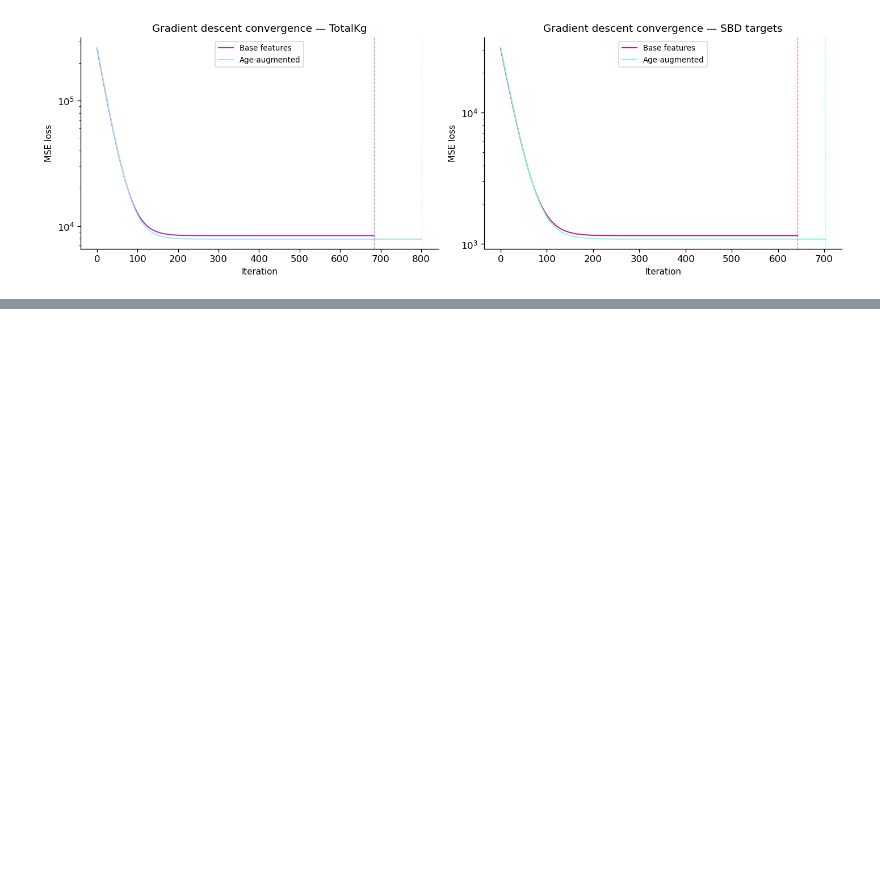
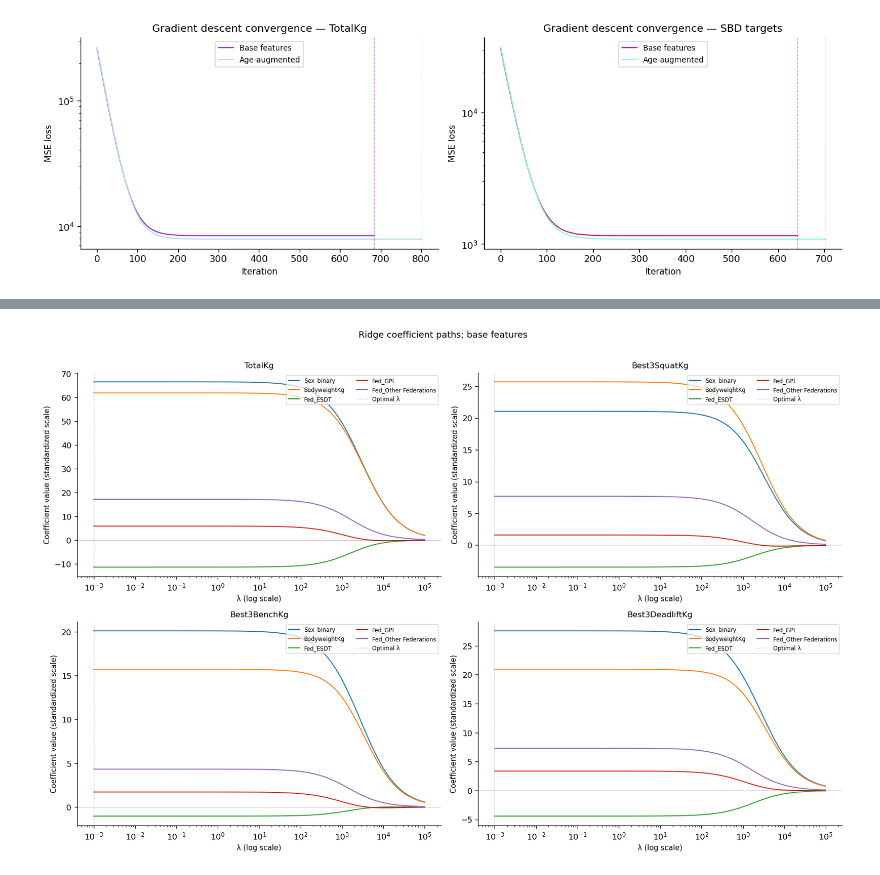
Before and after one commit to kostasrigatos/Greek-powerlifting-ML, a Jupyter notebook: greek_powerlifting_analysis.ipynb, the cells around one changed output, grey strips where cells are left out. Saved outputs shown, nothing was run; the diff lists cells and outputs as text; code cells hidden in the pictures; blank space fills up the shorter version.

Commit message:
Phase 3: OLS, gradient descent, Ridge and Lasso from scratch

```diff
--- a/greek_powerlifting_analysis.ipynb
+++ b/greek_powerlifting_analysis.ipynb
@@ -2048,14 +2048,18 @@ ols_rmse_age_sbd        = rmse_per_target(Y_te_age_sbd,  Y_pred_ols_age_sbd_te)
 
 ols_rmse_lookup = {
     'TotalKg':                          ols_rmse_base_total,
-    'TotalKg (age-augmented)':          ols_rmse_age_total,
     'Best3SquatKg':                     ols_rmse_base_sbd[0],
     'Best3BenchKg':                     ols_rmse_base_sbd[1],
-    'Best3DeadliftKg':                  ols_rmse_base_sbd[2],
-    'Best3SquatKg (age-augmented)':     ols_rmse_age_sbd[0],
-    'Best3BenchKg (age-augmented)':     ols_rmse_age_sbd[1],
-    'Best3DeadliftKg (age-augmented)':  ols_rmse_age_sbd[2],
+    'Best3DeadliftKg':                  ols_rmse_base_sbd[2]
 }
+
+ols_rmse_age_lookup = {
+    'TotalKg':          ols_rmse_age_total,
+    'Best3SquatKg':     ols_rmse_age_sbd[0],
+    'Best3BenchKg':     ols_rmse_age_sbd[1],
+    'Best3DeadliftKg':  ols_rmse_age_sbd[2]
+}
+
 
 # Μetrics recomputed here for clarity; values also stored in ols_rmse_lookup
 
@@ -2360,0 +2548,70 @@ Converged at iteration 704
+# %%
+feature_labels_base_total = list(X_tr_base_total.columns)
+feature_labels_age_total  = list(X_tr_age_total.columns)
+feature_labels_base_sbd   = list(X_tr_base_sbd.columns)
+feature_labels_age_sbd    = list(X_tr_age_sbd.columns)
+
+fig, axes = plt.subplots(2, 2, figsize = (14, 9))
+axes      = axes.flatten()
+
+for idx, target in enumerate(all_targets_list):
+    ax         = axes[idx]
+    coef_paths = results_ridge_base[target]['coef_paths']
+    best_idx   = results_ridge_base[target]['rmse'].argmin()
+
+    feature_labels = (feature_labels_base_total if target == 'TotalKg'
+                      else feature_labels_base_sbd)
+
+    for fi, fname in enumerate(feature_labels):
+        ax.plot(lambdas, coef_paths[:, fi],
+                linewidth=1.2, label=fname)
+
+    ax.axvline(lambdas[best_idx], color='gray', linewidth=0.8,
+               linestyle=':', alpha=0.7, label='Optimal λ')
+    ax.axhline(0, color='black', linewidth=0.5, alpha=0.3)
+
+    ax.set_xscale('log')
+    ax.set_xlabel('λ (log scale)', fontsize=9)
+    ax.set_ylabel('Coefficient value (standardized scale)', fontsize=9)
+    ax.set_title(target, fontsize=10)
+    ax.legend(fontsize=7, loc='upper right', ncol=2, framealpha=0.7)
+
+plt.suptitle('Ridge coefficient paths; base features',
+             fontsize=11, y=1.01)
+plt.tight_layout()
+plt.savefig(plots_dir_p3 / 'ridge_coefficient_paths_base.png', bbox_inches='tight')
+plt.show()
+
+
+fig, axes = plt.subplots(2, 2, figsize = (14, 9))
+axes      = axes.flatten()
+
+for idx, target in enumerate(all_targets_list):
+    ax         = axes[idx]
+    coef_paths = results_ridge_age[target]['coef_paths']
+    best_idx   = results_ridge_age[target]['rmse'].argmin()
+
+    feature_labels = (feature_labels_age_total if target == 'TotalKg'
+                      else feature_labels_age_sbd)
+
+    for fi, fname in enumerate(feature_labels):
+        ax.plot(lambdas, coef_paths[:, fi],
+                linewidth=1.2, label=fname)
+
+    ax.axvline(lambdas[best_idx], color='gray', linewidth=0.8,
+               linestyle=':', alpha=0.7, label='Optimal λ')
+    ax.axhline(0, color='black', linewidth=0.5, alpha=0.3)
+
+    ax.set_xscale('log')
+    ax.set_xlabel('λ (log scale)', fontsize=9)
+    ax.set_ylabel('Coefficient value (standardized scale)', fontsize=9)
+    ax.set_title(target, fontsize=10)
+    ax.legend(fontsize=7, loc='upper right', ncol=2, framealpha=0.7)
+
+plt.suptitle('Ridge coefficient paths; age-augmented features',
+             fontsize=11, y=1.01)
+plt.tight_layout()
+plt.savefig(plots_dir_p3 / 'ridge_coefficient_paths_age.png', bbox_inches='tight')
+plt.show()
+# %% [output]
+[figure, added]
```
Also changed, not shown: parts of 10 cells of this notebook.
